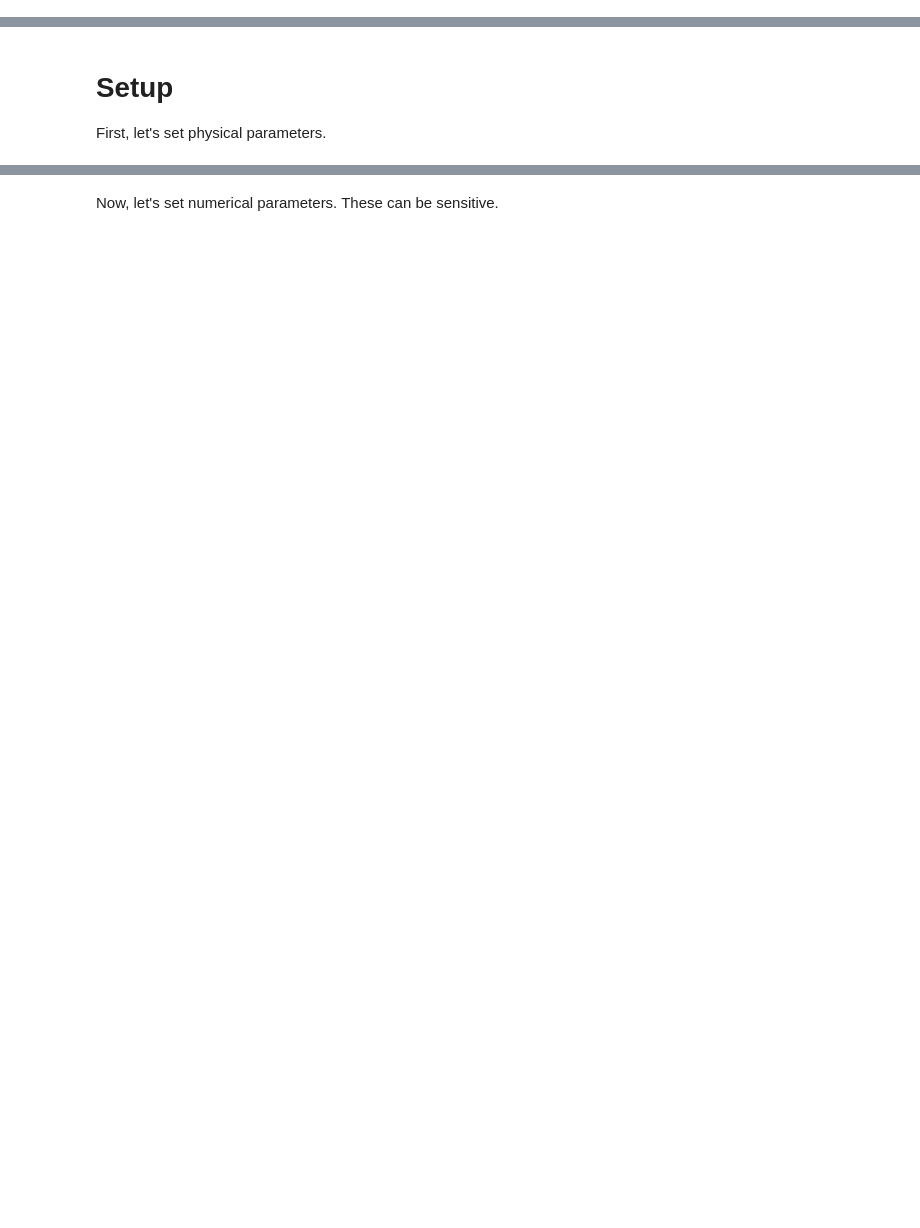
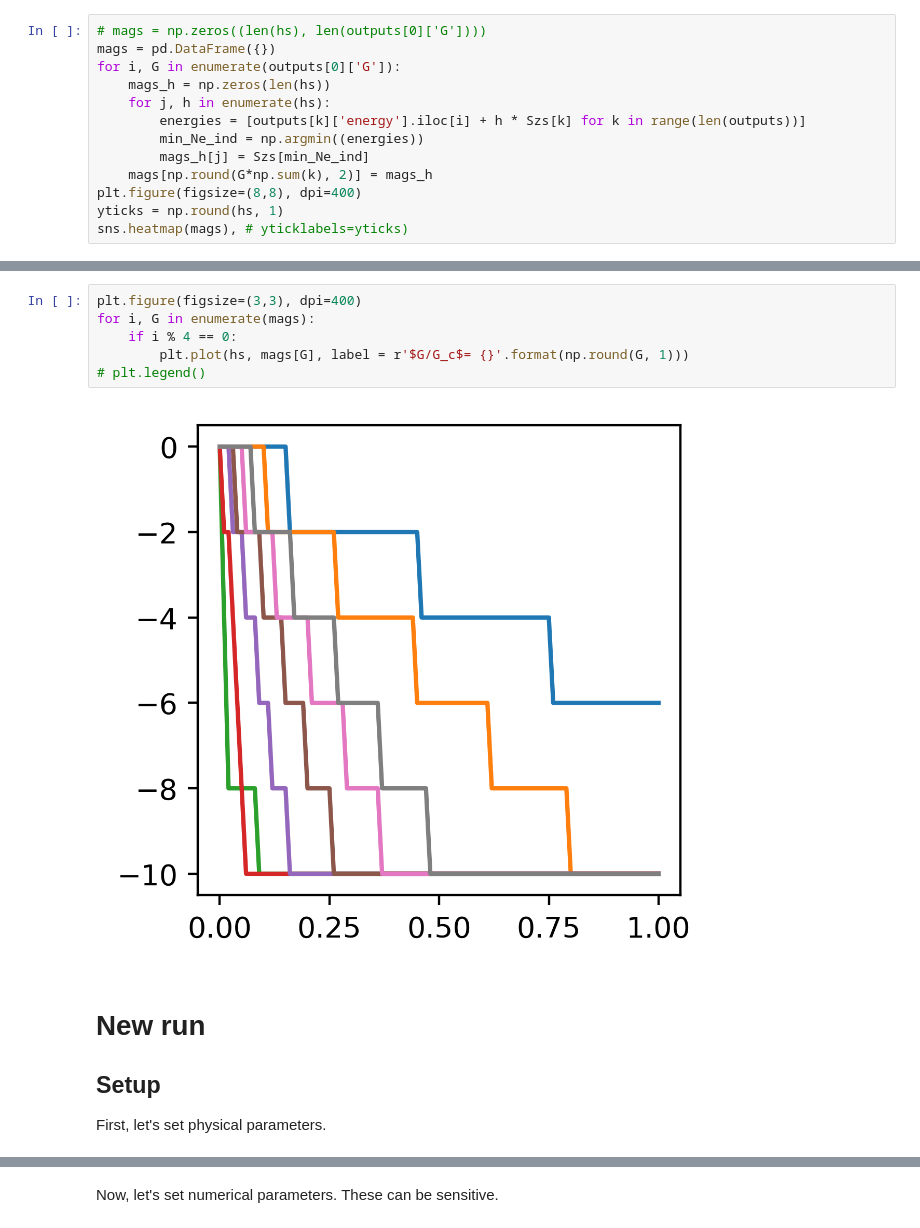
Before and after one commit to wholdhus/so5-richardson-gaudin, a Jupyter notebook: polarization.ipynb, the cells around one changed output, grey strips where cells are left out. Saved outputs shown, nothing was run; the diff lists cells and outputs as text; blank space fills up the shorter version.

```diff
--- a/polarization.ipynb
+++ b/polarization.ipynb
@@ -5,0 +44,13 @@ import pandas as pd
+# %%
+# mags = np.zeros((len(hs), len(outputs[0]['G'])))
+mags = pd.DataFrame({})
+for i, G in enumerate(outputs[0]['G']):
+    mags_h = np.zeros(len(hs))
+    for j, h in enumerate(hs):
+        energies = [outputs[k]['energy'].iloc[i] + h * Szs[k] for k in range(len(outputs))]
+        min_Ne_ind = np.argmin((energies))
+        mags_h[j] = Szs[min_Ne_ind]
+    mags[np.round(G*np.sum(k), 2)] = mags_h
+plt.figure(figsize=(8,8), dpi=400)
+yticks = np.round(hs, 1)
+sns.heatmap(mags), # yticklabels=yticks)
@@ -6,5 +60,15 @@ import pandas as pd
+# %%
+plt.figure(figsize=(3,3), dpi=400)
+for i, G in enumerate(mags):
+    if i % 4 == 0:
+        plt.plot(hs, mags[G], label = r'$G/G_c$= {}'.format(np.round(G, 1)))
+# plt.legend()
+# %% [output]
+[figure, added]
 # %% [markdown]
-# Setup
+# New run
+
+## Setup
 First, let's set physical parameters.
 # %%
 l = 4
```
Also changed, not shown: parts of 12 cells of this notebook, 1 other file.
